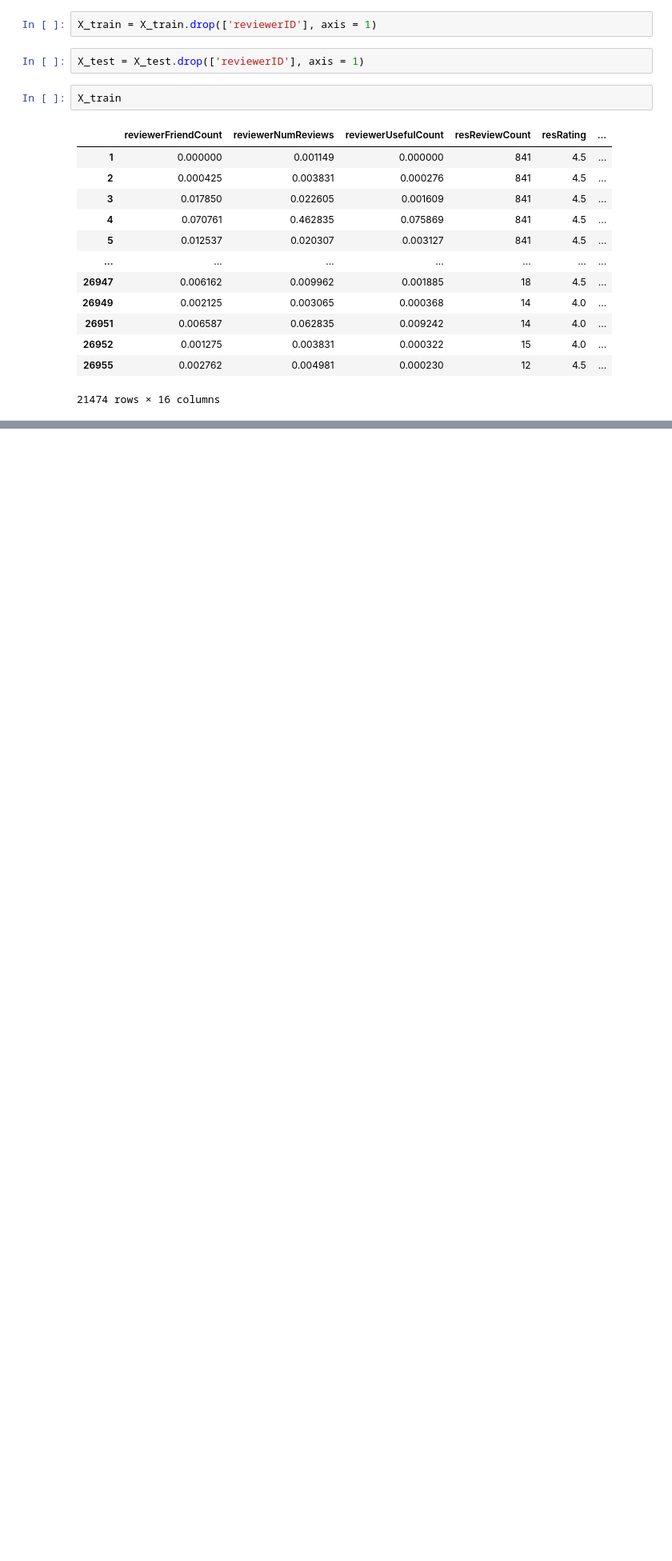
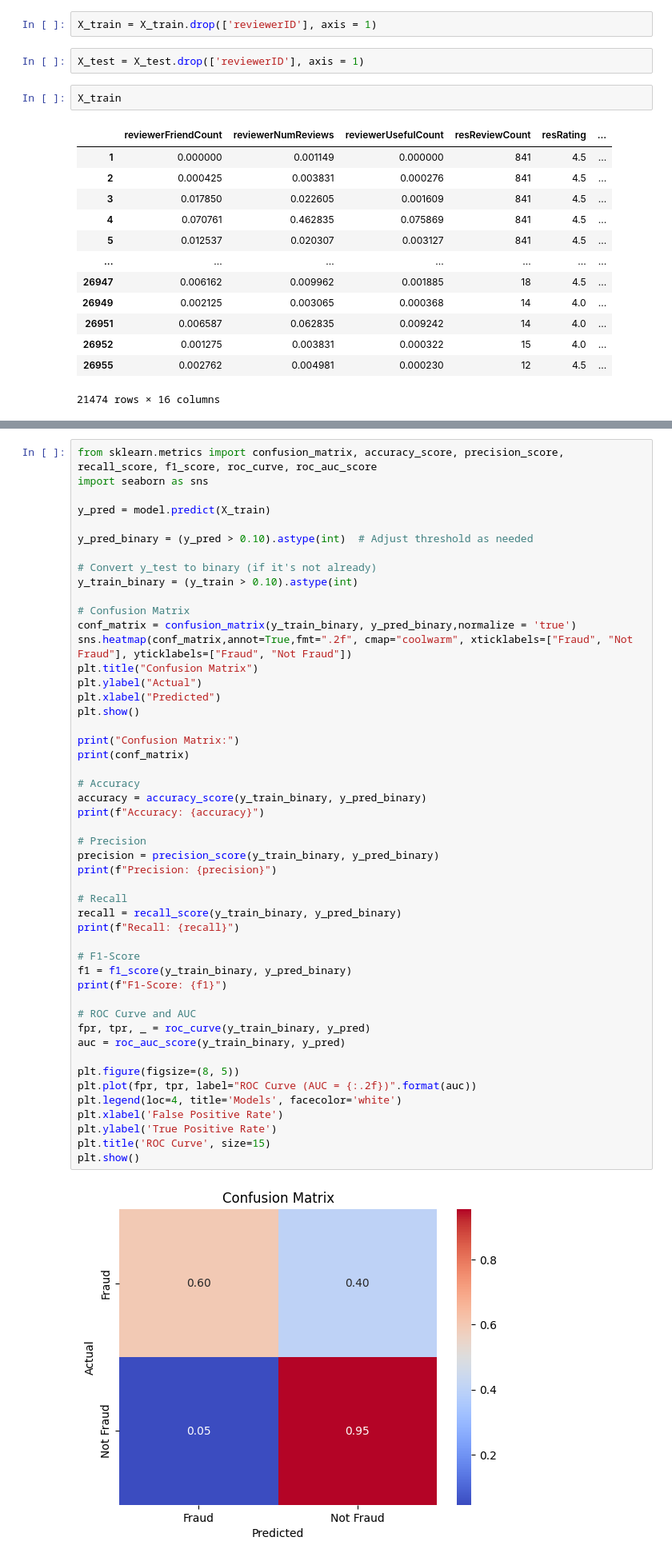
Before and after one commit to jesper1212/BT4012_Reviews, a Jupyter notebook: Notebooks/modelling/tensorflow_features_without_text.ipynb, the cells around one changed output, grey strips where cells are left out. Shown at 80% size. Drawn from its saved outputs; the diff is of its cells as text; blank space fills up the shorter version.

```diff
--- a/Notebooks/modelling/tensorflow_features_without_text.ipynb
+++ b/Notebooks/modelling/tensorflow_features_without_text.ipynb
@@ -133,0 +134,51 @@ Test Loss: 0.4857463538646698, Test Accuracy: 0.06182121858000755
+# %%
+from sklearn.metrics import confusion_matrix, accuracy_score, precision_score, recall_score, f1_score, roc_curve, roc_auc_score
+import seaborn as sns
+
+y_pred = model.predict(X_train)
+
+y_pred_binary = (y_pred > 0.10).astype(int)  # Adjust threshold as needed
+
+# Convert y_test to binary (if it's not already)
+y_train_binary = (y_train > 0.10).astype(int)
+
+# Confusion Matrix
+conf_matrix = confusion_matrix(y_train_binary, y_pred_binary,normalize = 'true')
+sns.heatmap(conf_matrix,annot=True,fmt=".2f", cmap="coolwarm", xticklabels=["Fraud", "Not Fraud"], yticklabels=["Fraud", "Not Fraud"])
+plt.title("Confusion Matrix")
+plt.ylabel("Actual")
+plt.xlabel("Predicted")
+plt.show()
+
+print("Confusion Matrix:")
+print(conf_matrix)
+
+# Accuracy
+accuracy = accuracy_score(y_train_binary, y_pred_binary)
+print(f"Accuracy: {accuracy}")
+
+# Precision
+precision = precision_score(y_train_binary, y_pred_binary)
+print(f"Precision: {precision}")
+
+# Recall
+recall = recall_score(y_train_binary, y_pred_binary)
+print(f"Recall: {recall}")
+
+# F1-Score
+f1 = f1_score(y_train_binary, y_pred_binary)
+print(f"F1-Score: {f1}")
+
+# ROC Curve and AUC
+fpr, tpr, _ = roc_curve(y_train_binary, y_pred)
+auc = roc_auc_score(y_train_binary, y_pred)
+
+plt.figure(figsize=(8, 5))
+plt.plot(fpr, tpr, label="ROC Curve (AUC = {:.2f})".format(auc))
+plt.legend(loc=4, title='Models', facecolor='white')
+plt.xlabel('False Positive Rate')
+plt.ylabel('True Positive Rate')
+plt.title('ROC Curve', size=15)
+plt.show()
+# %% [output]
+[figure, added]
```
Also changed, not shown: parts of 5 cells of this notebook.
